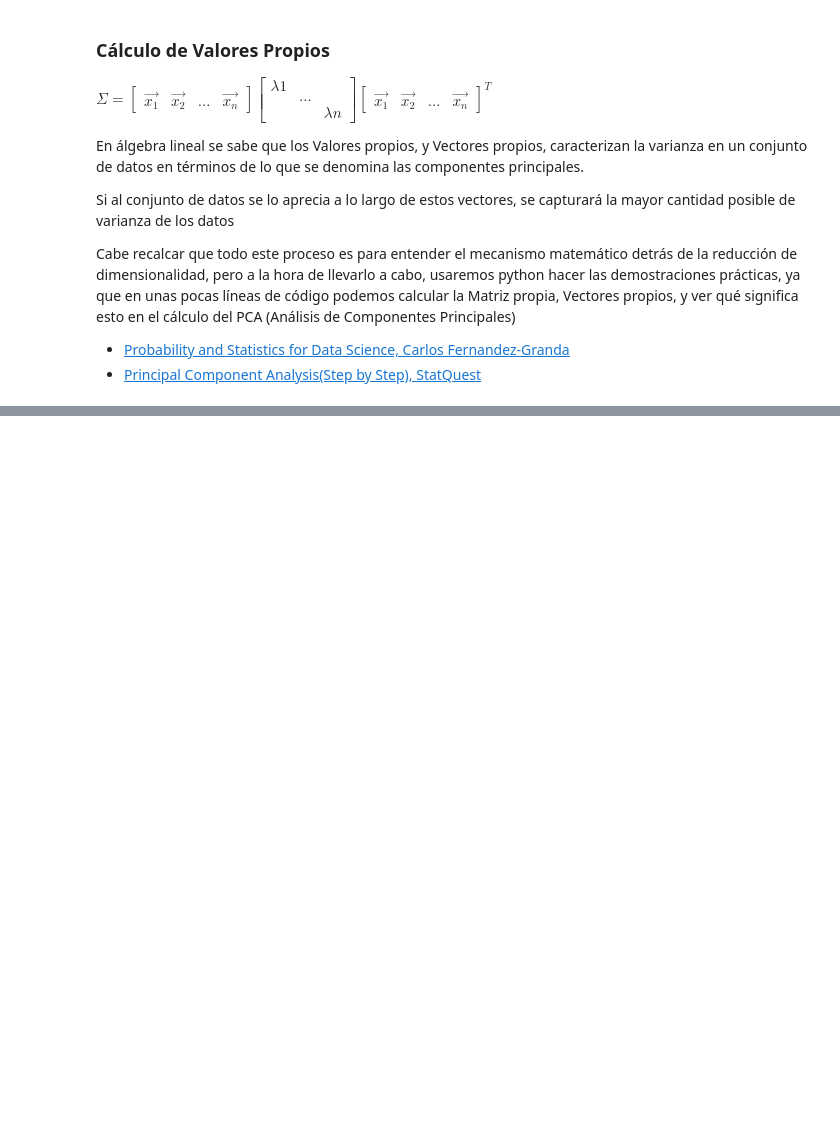
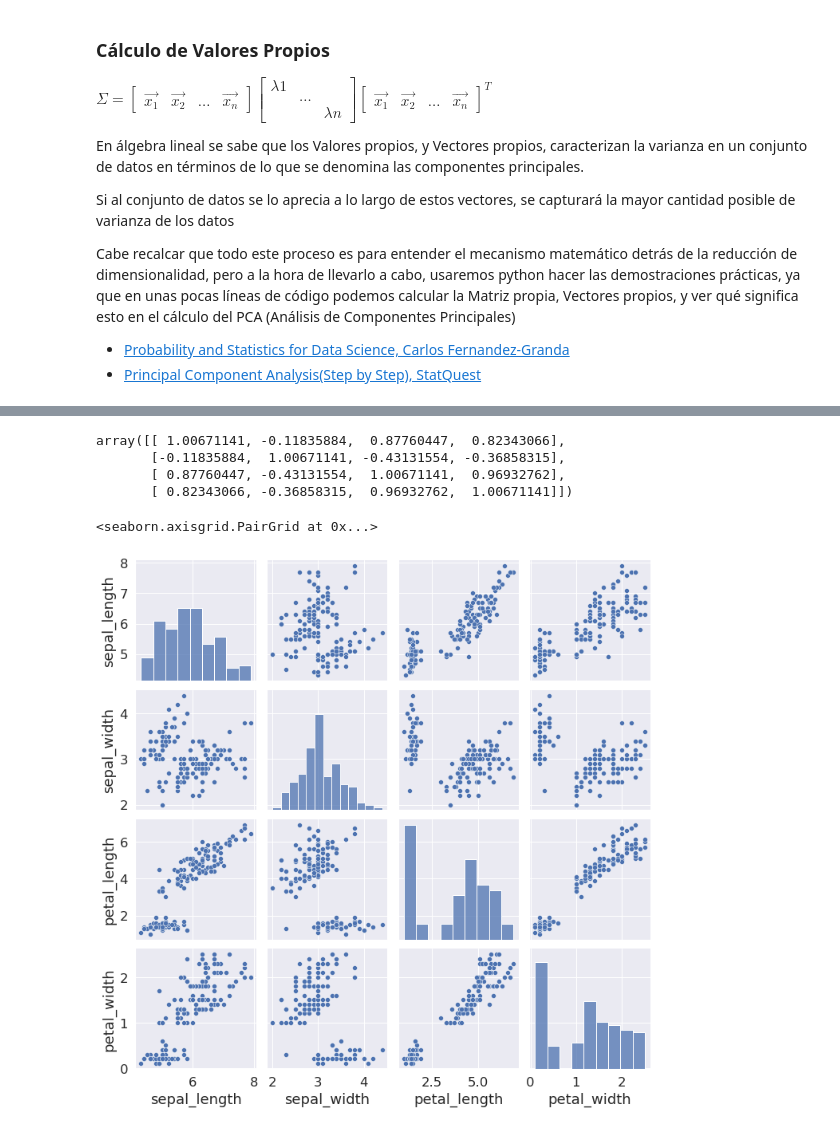
Before and after one commit to ronaldespinozaa/estadistica-descriptiva, a Jupyter notebook: estadistica-descriptiva.ipynb, the cells around one changed output, grey strips where cells are left out. Cells and saved outputs as stored; diff of their text form; code cells hidden in the pictures; blank space fills up the shorter version.

Commit message:
faltan unas imagenes, resaltar unas cosas, pero el 95% de lo bueno esta

```diff
--- a/estadistica-descriptiva.ipynb
+++ b/estadistica-descriptiva.ipynb
@@ -1796,0 +1805,28 @@ Cabe recalcar que todo este proceso es para entender el mecanismo matemático de
+# %%
+import numpy as np
+import pandas as pd
+import matplotlib.pyplot as plt
+import seaborn as sns
+from sklearn.preprocessing import StandardScaler # Normalizacion: Z-score
+
+iris = sns.load_dataset('iris')
+
+# Normalizacion de los datos
+scaler = StandardScaler()
+scaled = scaler.fit_transform(
+    iris[['sepal_length','sepal_width','petal_length','petal_width']]
+)
+
+covariance_matrix = np.cov(scaled.T)
+covariance_matrix
+# %% [output]
+array([[ 1.00671141, -0.11835884,  0.87760447,  0.82343066],
+       [-0.11835884,  1.00671141, -0.43131554, -0.36858315],
+       [ 0.87760447, -0.43131554,  1.00671141,  0.96932762],
+       [ 0.82343066, -0.36858315,  0.96932762,  1.00671141]])
+# %%
+# Identificamos el minimo numero de variables para escribir nuestro dataset
+sns.pairplot(iris)
+# %% [output]
+<seaborn.axisgrid.PairGrid at 0x...>
+[figure, added]
```
Also changed, not shown: parts of 28 cells of this notebook.
